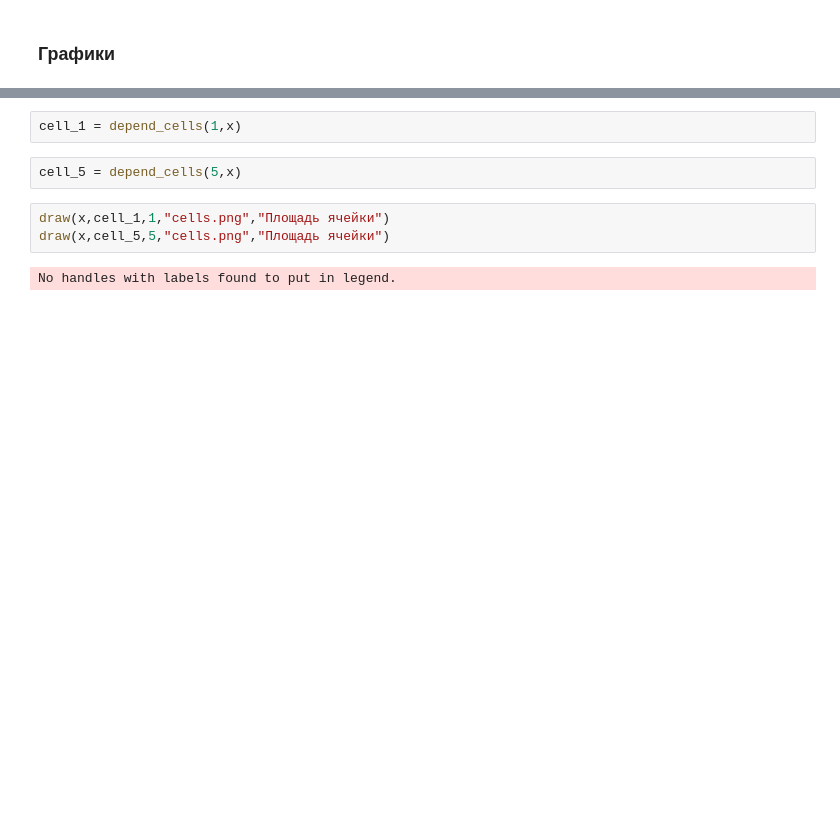
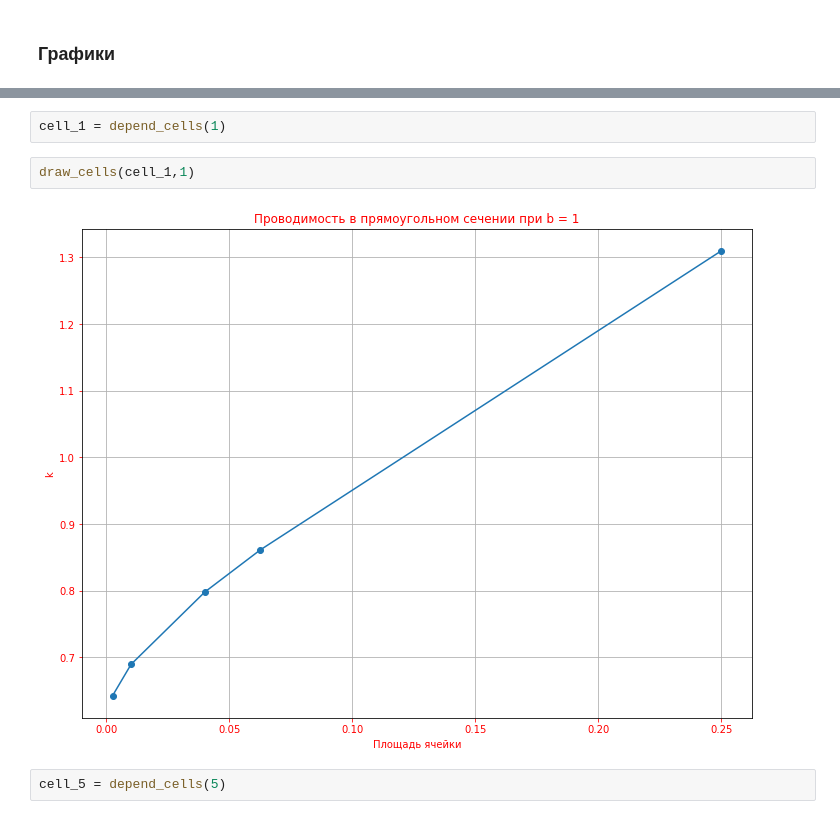
Before and after one commit to eprush/MethodOfAngularCoefficients, a Jupyter notebook: tests.ipynb, the cells around one changed output, grey strips where cells are left out. Drawn from its saved outputs; the diff is of its cells as text; blank space fills up the shorter version.

```diff
--- a/tests.ipynb
+++ b/tests.ipynb
@@ -272,9 +296,8 @@ x = np.array([0.05, 0.1, 0.2, 0.25, 0.5])**2
 # %%
-cell_1 = depend_cells(1,x)
+cell_1 = depend_cells(1)
+# %%
+draw_cells(cell_1,1)
+# %% [output]
+[figure, added]
 # %%
-cell_5 = depend_cells(5,x)
+cell_5 = depend_cells(5)
-# %%
-draw(x,cell_1,1,"cells.png","Площадь ячейки")
-draw(x,cell_5,5,"cells.png","Площадь ячейки")
-# %% [output]
-No handles with labels found to put in legend.
```
Also changed, not shown: parts of 14 cells of this notebook, 1 other file.
